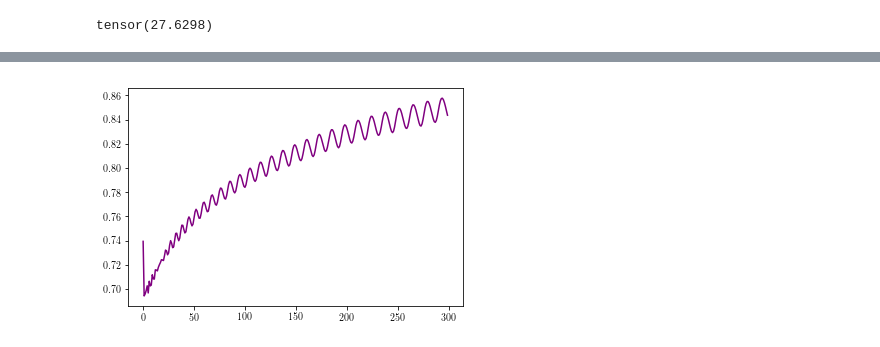
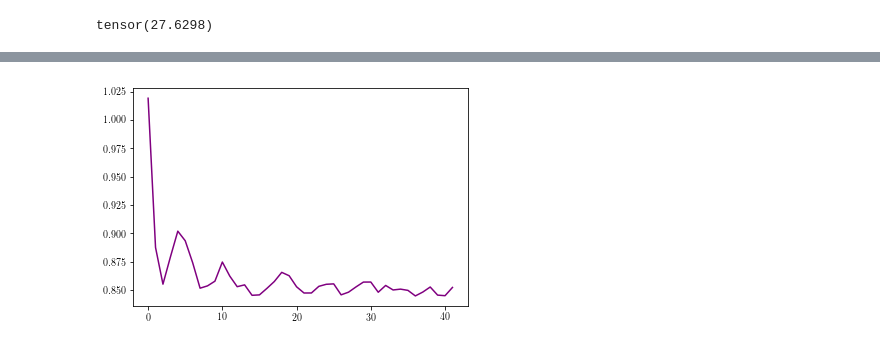
Before and after one commit to stefanwezel/SequentialVAE, a Jupyter notebook: example/disentangle_sequence.ipynb, the cells around one changed output, grey strips where cells are left out. Drawn from its saved outputs; the diff is of its cells as text; code cells hidden in the pictures.

```diff
--- a/example/disentangle_sequence.ipynb
+++ b/example/disentangle_sequence.ipynb
@@ -102,19 +100,20 @@ class FHVAE(nn.Module):
         # encoder/inference
 
         # z2/sequence level
-        self.lstm_z2 = nn.LSTM(100,4)
-        self.mlp_mean_z2 = nn.Sequential(nn.Linear(4,4), nn.ReLU(), nn.Linear(4,4))
-        self.mlp_std_z2 = nn.Sequential(nn.Linear(4,4), nn.ReLU(), nn.Linear(4,4))
+        self.lstm_z2 = nn.LSTM(50,20)
+        self.mlp_mean_z2 = nn.Sequential(nn.Linear(20,20), nn.ReLU(), nn.Linear(20,1))
+        self.mlp_std_z2 = nn.Sequential(nn.Linear(20,20), nn.ReLU(), nn.Linear(20,1))
 
         # z1/segment level
-        self.lstm_z1 = nn.LSTM(4,4)
-        self.mlp_mean_z1 = nn.Sequential(nn.Linear(4,4), nn.ReLU(), nn.Linear(4,4))
-        self.mlp_std_z1 = nn.Sequential(nn.Linear(4,4), nn.ReLU(), nn.Linear(4,4))
+        self.lstm_z1 = nn.LSTM(1,10)
+        self.mlp_mean_z1 = nn.Sequential(nn.Linear(10,10), nn.ReLU(), nn.Linear(10,1))
+        self.mlp_std_z1 = nn.Sequential(nn.Linear(10,10), nn.ReLU(), nn.Linear(10,1))
 
 
         # decoder/generative
-        self.mlp_mean_x = nn.Sequential(nn.Linear(4,50), nn.ReLU(), nn.Linear(50,100))
-        self.mlp_std_x = nn.Sequential(nn.Linear(4,50), nn.ReLU(), nn.Linear(50,100))
+#         self.mlp_mean_x = nn.Sequential(nn.Linear(4,50), nn.ReLU(), nn.Linear(50,100))
+#         self.mlp_std_x = nn.Sequential(nn.Linear(4,50), nn.ReLU(), nn.Linear(50,100))
+
 
 
     def reparameterize(self, mu, logvar):
@@ -145,15 +144,20 @@ class FHVAE(nn.Module):
 
 
         # decode
-        _, (h_x, c_x) = self.lstm_z1(z1)
-        mu_x = self.mlp_mean_x(h_x)
-        std_x = self.mlp_std_x(h_x)
 
-        x_hat = self.reparameterize(mu_x, std_x)
+#         h0_hat = 2 * torch.sin(z2.squeeze()*torch.Tensor(xs))
+#         h1_hat = torch.sin(z1.squeeze() * torch.Tensor(xs))
+
+        reconstruction = z2 + torch.sin(z1.squeeze() * torch.Tensor(xs))
+#         _, (h_x, c_x) = self.lstm_z1(z1)
+#         mu_x = self.mlp_mean_x(h_x)
+#         std_x = self.mlp_std_x(h_x)
+
+#         x_hat = self.reparameterize(mu_x, std_x)
 
 
 
-        return x_hat, (mu_z1,std_z1), (mu_z2,std_z2)
+        return reconstruction, (mu_z1,std_z1), (mu_z2,std_z2)
 
 
 
@@ -176,7 +180,7 @@ def loss_function(recon_x,
     KLD_z1 = -0.5 * torch.sum(1 + logvar_z1 - mu_z1.pow(2) - logvar_z1.exp()) # KL-divergence from N(0,1)
     KLD_z2 = -0.5 * torch.sum(1 + logvar_z2 - mu_z2.pow(2) - logvar_z2.exp()) # KL-divergence from N(0,1)
 
-    return BCE #+ 0.01 * (KLD_z1 + KLD_z2)# + tau * KLD
+    return BCE + 5*(KLD_z1 + KLD_z2)# + tau * KLD
 # %%
 # print(F.binary_cross_entropy(torch.sigmoid(torch.Tensor([-1000])),torch.sigmoid(torch.Tensor([10])),reduction='sum'))
 # %% [output]
@@ -207,14 +215,14 @@ def train_single_epoch(model, optimizer, data):
 # %%
 model = FHVAE()
 
-optimizer = torch.optim.Adam(model.parameters(), lr=0.005) # 0.001
+optimizer = torch.optim.Adam(model.parameters(), lr=0.000005) # 0.001
 
 
 # train_single_epoch(model, optimizer, training_samples)
 
 
 losses = []
-num_epochs = 300
+num_epochs = 42
 for epoch in range(num_epochs):
     loss = train_single_epoch(model, optimizer, training_samples)
     losses.append(loss)
@@ -242 +238 @@ Epoch: 280, Loss: 0.85
-[figure, old version]
+[figure, new version]
```
Also changed, not shown: parts of 6 cells of this notebook.
